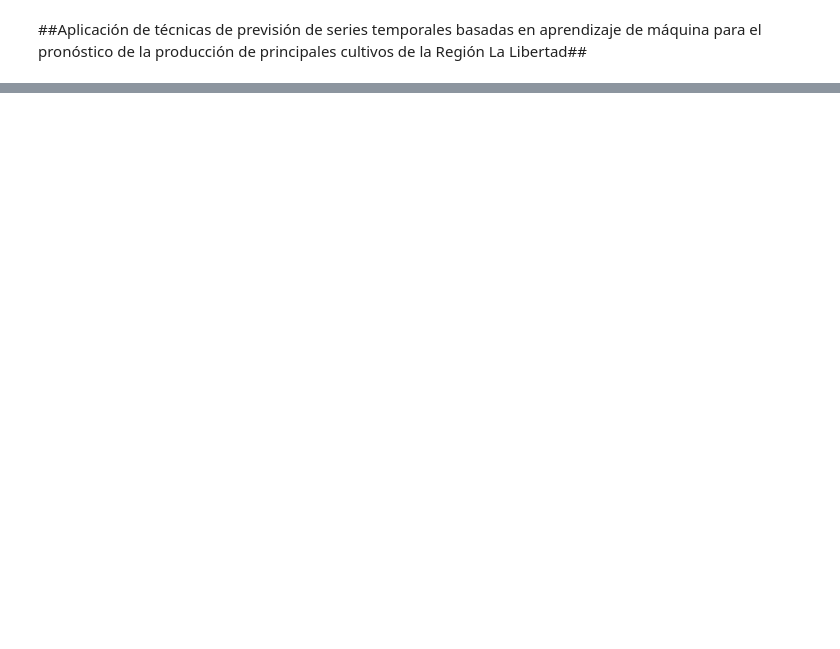
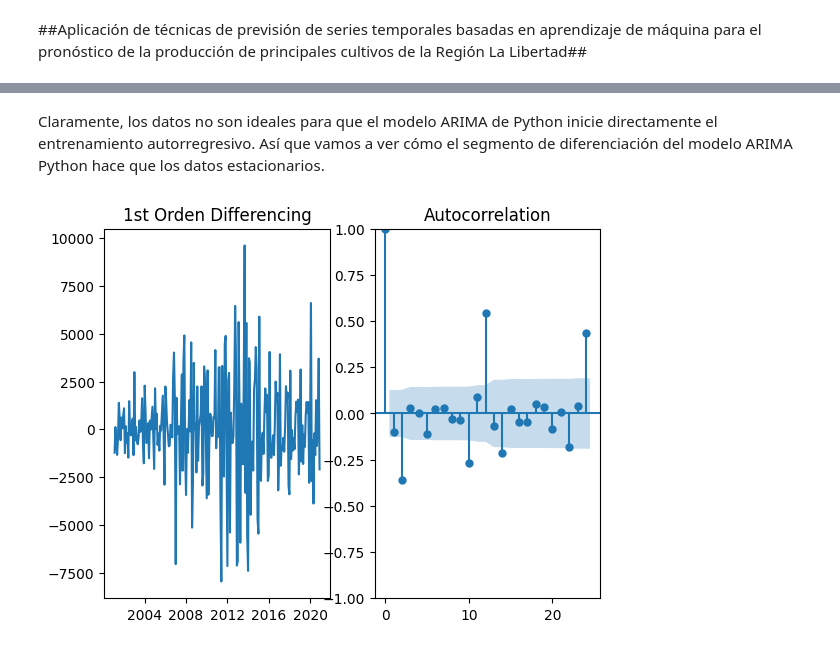
Before and after one commit to luiszac/crop-prediction, a Jupyter notebook: Crop_prediction.ipynb, the cells around one changed output, grey strips where cells are left out. Cells and saved outputs as stored; diff of their text form; code cells hidden in the pictures; blank space fills up the shorter version.

Commit message:
Modelo ARIMA inicial

```diff
--- a/Crop_prediction.ipynb
+++ b/Crop_prediction.ipynb
@@ -25,0 +28,10 @@ data.head()
+# %%
+# Index change according to period date in dataset
+data.Periodo=pd.to_datetime(data.Periodo,dayfirst=True)
+data.set_index("Periodo",inplace=True)
+# %%
+# We start analyzing the Esparrago variable behavior in the last 2 years
+df = data[['Esparrago']].rename(columns={'Esparrago': 'value'})
+print(f"Total samples: {len(df)}")
+print(df.head())
+df.plot()
@@ -25,0 +63,14 @@ data.head()
+# %% [markdown]
+Claramente, los datos no son ideales para que el modelo ARIMA de Python inicie directamente el entrenamiento autorregresivo. Así que vamos a ver cómo el segmento de diferenciación del modelo ARIMA Python hace que los datos estacionarios.
+# %%
+f = plt.figure()
+
+ax1 = f.add_subplot(121)
+ax1.set_title('1st Orden Differencing')
+ax1.plot(df.value.diff())
+
+ax2 = f.add_subplot(122)
+plot_acf(df.value.diff().dropna(), ax=ax2)
+plt.show ()
+# %% [output]
+[figure, added]
```
Also changed, not shown: parts of 27 cells of this notebook.
